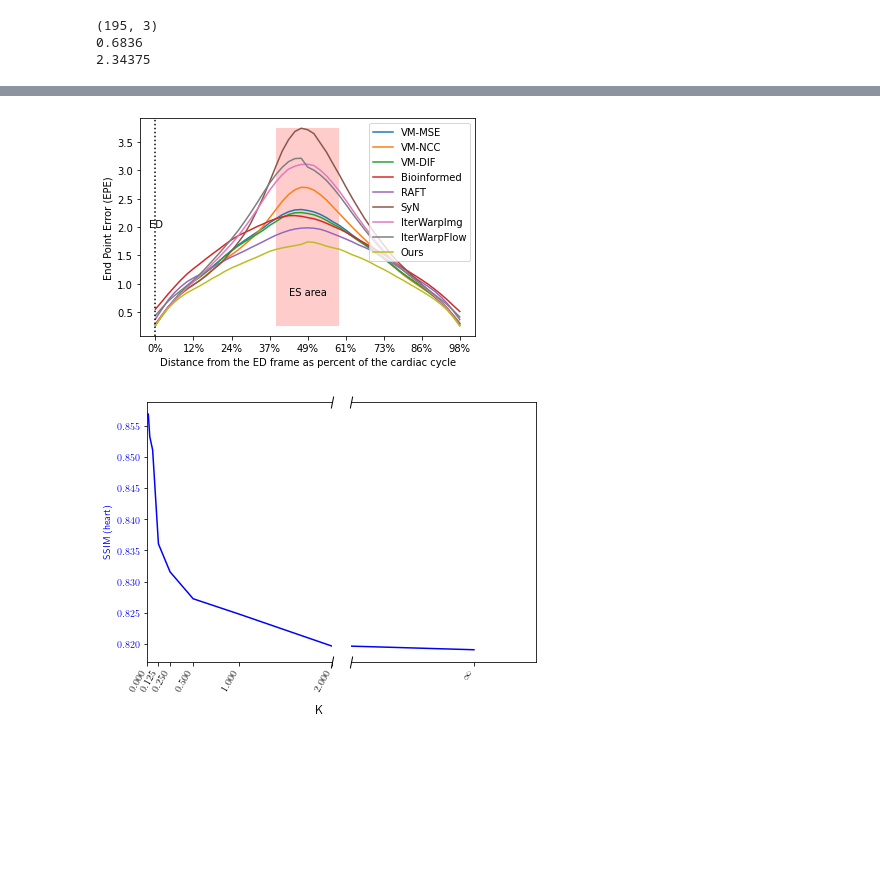
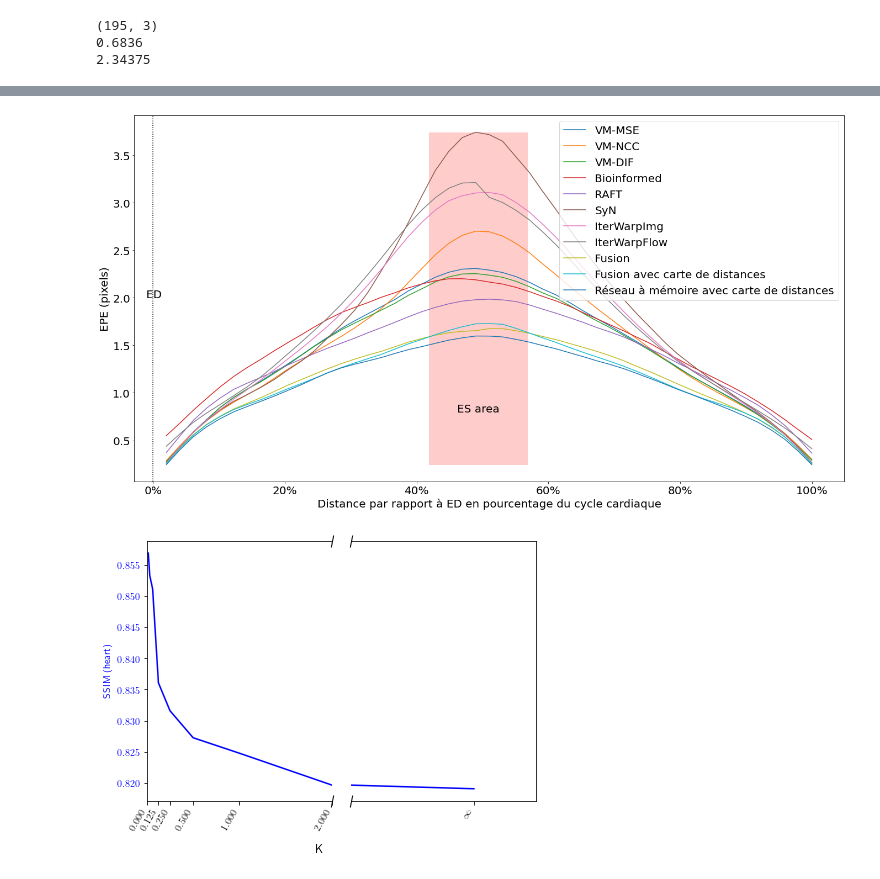
Before and after one commit to nicolas1805961/Cardiac-Segmentation-Optical-flow, a Jupyter notebook: nnunet/important.ipynb, the cells around one changed output, grey strips where cells are left out. Cells and saved outputs as stored; diff of their text form; code cells hidden in the pictures; blank space fills up the shorter version.

```diff
--- a/nnunet/important.ipynb
+++ b/nnunet/important.ipynb
@@ -2680,7 +2680,17 @@ from scipy import interpolate
 import json
 import numpy as np
 import matplotlib.pyplot as plt
-from matplotlib.ticker import FormatStrFormatter
+import matplotlib.ticker as mtick
+
+#path_list = {"VM-MSE":r"C:\Users\Portal\Documents\voxelmorph\results\VM-SSD-2\Lib\test\Postprocessed\Backward_flow\contour_metrics.json",
+#            "VM-NCC":r"C:\Users\Portal\Documents\voxelmorph\results\VM-NCC-2\Lib\test\Postprocessed\Backward_flow\contour_metrics.json",
+#            "VM-DIF":r"C:\Users\Portal\Documents\voxelmorph\results\VM-DIF-2\Lib\test\Postprocessed\Backward_flow\contour_metrics.json",
+#            "Bioinformed":r"C:\Users\Portal\Documents\biomechanical_loss\models\2024-07-09_17H24\Lib\test\Postprocessed\Backward_flow\contour_metrics.json",
+#            "RAFT":r"C:\Users\Portal\Documents\voxelmorph\RAFT\Task032_Lib\fold_0\Lib\test\Postprocessed\Backward_flow\contour_metrics.json",
+#            "SyN":r"C:\Users\Portal\Documents\voxelmorph\syn\Lib\test\Postprocessed\Backward_flow\contour_metrics.json",
+#            "IterWarpImg":r"C:\Users\Portal\Documents\voxelmorph\exposant\iter_warp\Task032_Lib\fold_0\Lib\test\Postprocessed\Backward_flow\contour_metrics.json",
+#            "IterWarpFlow":r"C:\Users\Portal\Documents\voxelmorph\exposant\iter_warp\iterative_sum\Lib\test\Postprocessed\Backward_flow\contour_metrics.json",
+#            "Ours": r"C:\Users\Portal\Documents\voxelmorph\exposant\no_distance_map\Task032_Lib\fold_0\Lib\test\Postprocessed\Backward_flow\contour_metrics.json"}
 
 path_list = {"VM-MSE":r"C:\Users\Portal\Documents\voxelmorph\results\VM-SSD-2\Lib\test\Postprocessed\Backward_flow\contour_metrics.json",
             "VM-NCC":r"C:\Users\Portal\Documents\voxelmorph\results\VM-NCC-2\Lib\test\Postprocessed\Backward_flow\contour_metrics.json",
@@ -2690,9 +2700,11 @@ path_list = {"VM-MSE":r"C:\Users\Portal\Documents\voxelmorph\results\VM-SSD-2\Li
             "SyN":r"C:\Users\Portal\Documents\voxelmorph\syn\Lib\test\Postprocessed\Backward_flow\contour_metrics.json",
             "IterWarpImg":r"C:\Users\Portal\Documents\voxelmorph\exposant\iter_warp\Task032_Lib\fold_0\Lib\test\Postprocessed\Backward_flow\contour_metrics.json",
             "IterWarpFlow":r"C:\Users\Portal\Documents\voxelmorph\exposant\iter_warp\iterative_sum\Lib\test\Postprocessed\Backward_flow\contour_metrics.json",
-            "Ours": r"C:\Users\Portal\Documents\voxelmorph\exposant\no_distance_map\Task032_Lib\fold_0\Lib\test\Postprocessed\Backward_flow\contour_metrics.json"}
+            "Fusion": r"C:\Users\Portal\Documents\voxelmorph\icpr_models\semi_supervised\Task032_Lib\fold_0\Lib\test\Postprocessed\Backward_flow\contour_metrics.json",
+            "Fusion avec carte de distances": r"C:\Users\Portal\Documents\voxelmorph\icpr_models\semi_supervised_distance_map\Task032_Lib\fold_0\Lib\test\Postprocessed\Backward_flow\contour_metrics.json",
+            "Réseau à mémoire avec carte de distances": r"C:\Users\Portal\Documents\voxelmorph\exposant\new\exposant_infini\Task032_Lib\fold_0\Lib\test\Postprocessed\Backward_flow\contour_metrics.json"}
 
-fig, ax = plt.subplots(1, 1)
+fig, ax = plt.subplots(1, 1, figsize=(19, 10))
 
 min_list = []
 
@@ -2725,45 +2737,55 @@ for key in path_list.keys():
 
         x_new = np.linspace(0, len(patient_data_1['ENDO']) - 1, m)
         y_new_1 = np.array(f1(x_new))
 
         y_new_1_list.append(y_new_1)
 
     y1_arr = np.stack(y_new_1_list, axis=0)
     y1 = y1_arr.mean(0)
     y1_error = y1_arr.std(0)
 
     min_list.append(y1.min())
     min_list.append(y1.max())
 
     #y1 = np.roll(y1, shift=len(y1)//2)
     #y1_error = np.roll(y1_error, shift=len(y1_error)//2)
 #
     #x1 = np.arange(1, len(y1)//2 + 1)
     #x2 = np.arange(len(y1)//2 + 1, 0, step=-1)
     #x1 = x1 / (2 * len(x1))
     #x2 = x2 / (2 * len(x2))
     #x = np.concatenate([x2, x1])
 
-    x = np.arange(len(y1)) / len(y1)
+    x = np.arange(1, len(y1) + 1) / len(y1) * 100
 
-    x_axis = np.arange(len(y1))
+    #x_axis = np.arange(len(y1))
 
-    ax.set_xticks(np.arange(len(y1))[::6])
-    ax.set_xticklabels([f'{s:.0%}' for s in x[::6]])
-    ax.plot(y1, label=key)
+    #ax.set_xticks(np.arange(100)[::10])
+    #ax.set_xticklabels([f'{s:.0%}' for s in x[::6]])
+    ax.plot(x, y1, label=key)
     #ax.errorbar(x_axis, y1, y1_error, linestyle='None', marker='^', label='T=2')
     #ax.fill_between(x_axis, y1=y1 - y1_error, y2=y1 + y1_error, alpha=0.1)
 
-ax.set_ylabel('End Point Error (EPE)')
-ax.set_xlabel('Distance from the ED frame as percent of the cardiac cycle')
-ax.fill_between(np.linspace(19, 29, 20), np.full(shape=(20,), fill_value=min(min_list)), np.full(shape=(20,), fill_value=max(min_list)), alpha=0.2, facecolor='red')
+mid = ((ax.get_xlim()[1] - ax.get_xlim()[0]) / 2) - 12
+width = 15
+#ax.set_xticks(np.arange(50.4)[::5])
+#ax.set_xticklabels([f'{s:.0%}' for s in np.linspace(0, 1.0, 11)])
+#ax.set_xticklabels(np.arange(100, step=10))
+ax.set_ylabel('EPE (pixels)', fontsize=20)
+ax.set_xlabel('Distance par rapport à ED en pourcentage du cycle cardiaque', fontsize=20)
+#ax.set_xlabel('Distance from the ED frame as percent of the cardiac cycle')
+ax.fill_between(np.linspace(mid, mid+width, 20), np.full(shape=(20,), fill_value=min(min_list)), np.full(shape=(20,), fill_value=max(min_list)), alpha=0.2, facecolor='red')
 ax.axvline(x=0, ls=':', c='k')
-plt.text((len(x) - 7) / 2, 0.8, 'ES area', fontsize = 10)
-plt.text(-1, 2.0, 'ED', fontsize = 10)
-ax.legend()
+plt.text(mid + (width/3.5), 0.8, 'ES area', fontsize = 20)
+plt.text(-1, 2.0, 'ED', fontsize = 20)
+ax.tick_params(axis='x', labelsize=20)
+ax.tick_params(axis='y', labelsize=20)
+ax.xaxis.set_major_formatter(mtick.PercentFormatter())
+ax.legend(ncol=1, prop={'size': 20})
+plt.subplots_adjust(left=0.05, right=0.99, wspace=0.3, hspace=0.0, top=0.99, bottom=0.07)
 plt.savefig('EPE_in_time.png', dpi=600) #dpi=600
 # %% [output]
-[figure, old version]
+[figure, new version]
 # %%
 from scipy import interpolate
 import json
```
Also changed, not shown: parts of 21 cells of this notebook.
